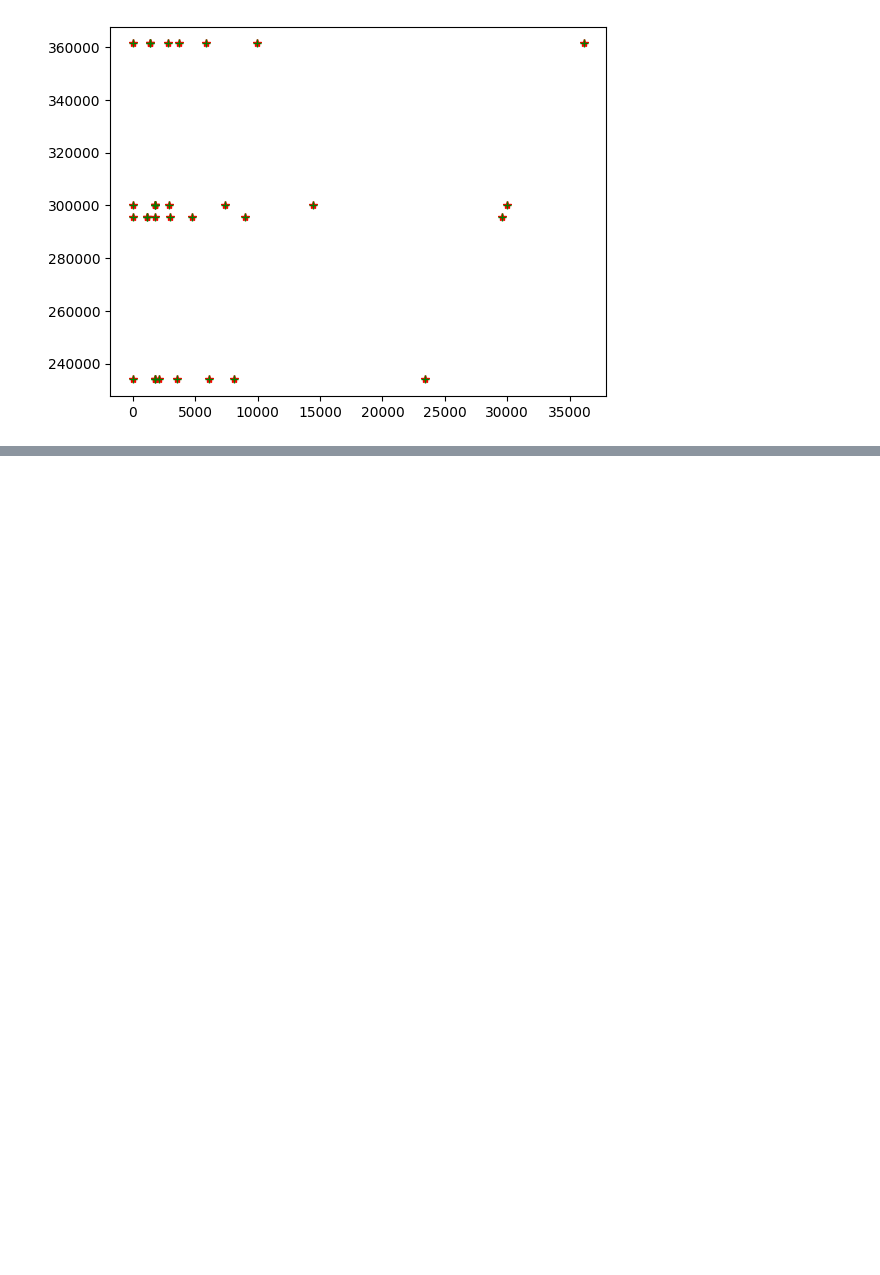
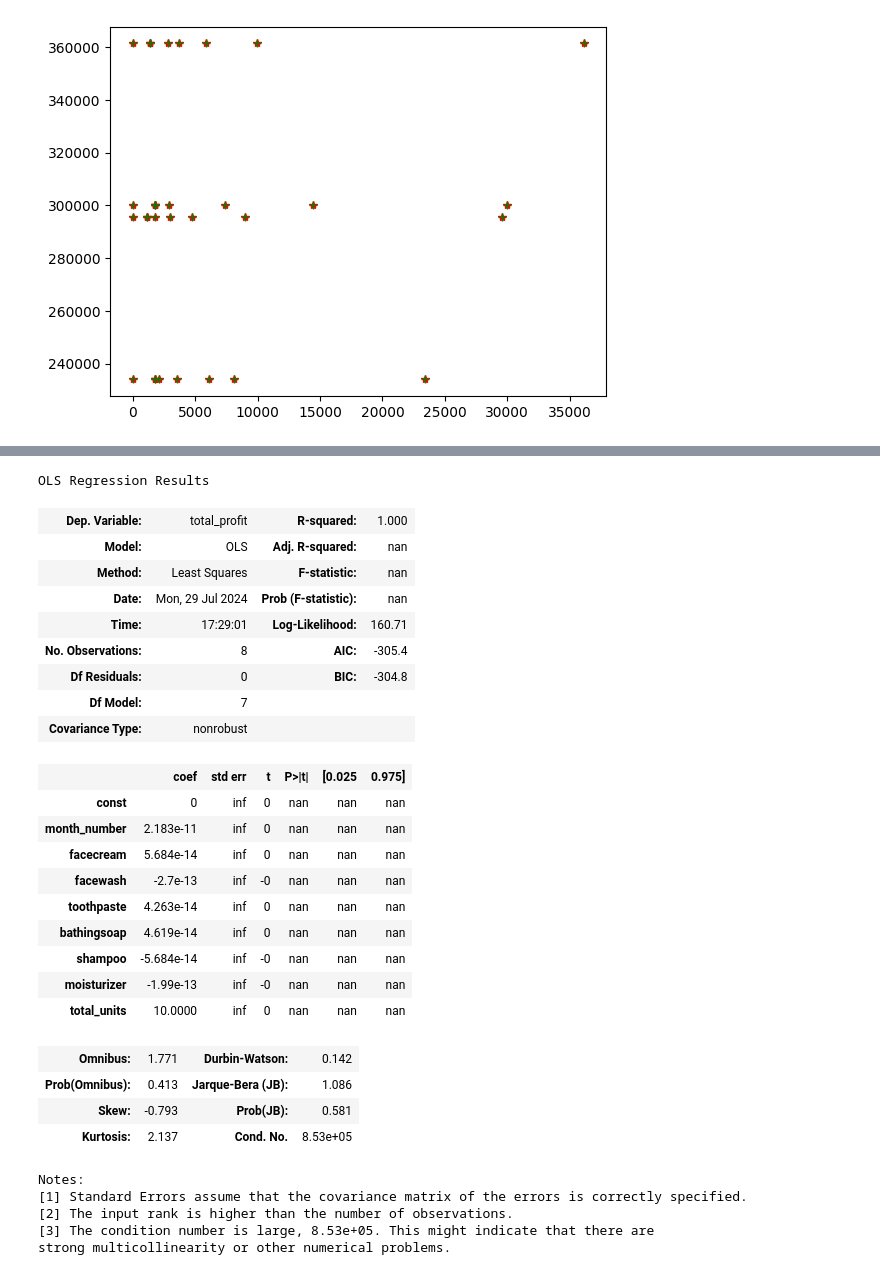
Before and after one commit to Vai2839/linearregressionbasics, a Jupyter notebook: multiple_linear_regression.ipynb, the cells around one changed output, grey strips where cells are left out. Cells and saved outputs as stored; diff of their text form; code cells hidden in the pictures; blank space fills up the shorter version.

```diff
--- a/multiple_linear_regression.ipynb
+++ b/multiple_linear_regression.ipynb
@@ -88,0 +116,32 @@ plt.show()
+# %%
+result.summary()
+# %% [output]
+OLS Regression Results
+| Dep. Variable: | total_profit | R-squared: | 1.000 |
+| Model: | OLS | Adj. R-squared: | nan |
+| Method: | Least Squares | F-statistic: | nan |
+| Date: | Mon, 29 Jul 2024 | Prob (F-statistic): | nan |
+| Time: | 17:29:01 | Log-Likelihood: | 160.71 |
+| No. Observations: | 8 | AIC: | -305.4 |
+| Df Residuals: | 0 | BIC: | -304.8 |
+| Df Model: | 7 |  |  |
+| Covariance Type: | nonrobust |  |  |
+|  | coef | std err | t | P>|t| | [0.025 | 0.975] |
+| const | 0 | inf | 0 | nan | nan | nan |
+| month_number | 2.183e-11 | inf | 0 | nan | nan | nan |
+| facecream | 5.684e-14 | inf | 0 | nan | nan | nan |
+| facewash | -2.7e-13 | inf | -0 | nan | nan | nan |
+| toothpaste | 4.263e-14 | inf | 0 | nan | nan | nan |
+| bathingsoap | 4.619e-14 | inf | 0 | nan | nan | nan |
+| shampoo | -5.684e-14 | inf | -0 | nan | nan | nan |
+| moisturizer | -1.99e-13 | inf | -0 | nan | nan | nan |
+| total_units | 10.0000 | inf | 0 | nan | nan | nan |
+| Omnibus: | 1.771 | Durbin-Watson: | 0.142 |
+| Prob(Omnibus): | 0.413 | Jarque-Bera (JB): | 1.086 |
+| Skew: | -0.793 | Prob(JB): | 0.581 |
+| Kurtosis: | 2.137 | Cond. No. | 8.53e+05 |
+Notes:
+[1] Standard Errors assume that the covariance matrix of the errors is correctly specified.
+[2] The input rank is higher than the number of observations.
+[3] The condition number is large, 8.53e+05. This might indicate that there are
+strong multicollinearity or other numerical problems.
```
Also changed, not shown: parts of 6 cells of this notebook.
